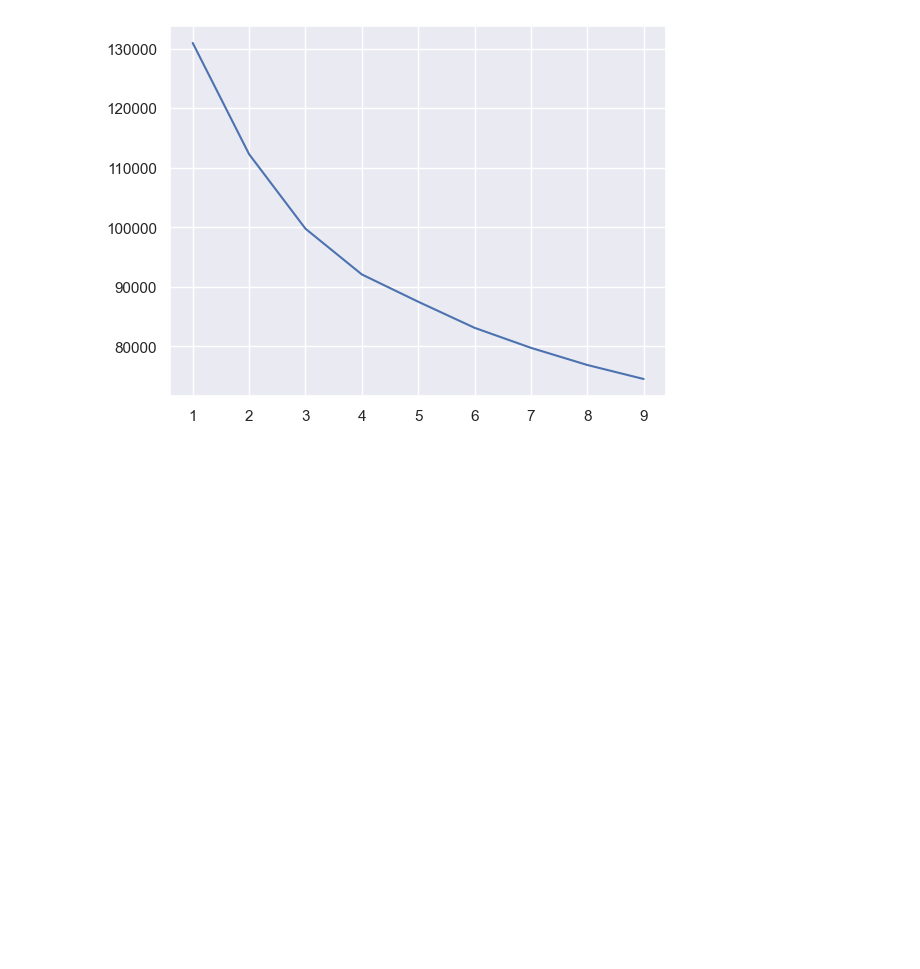
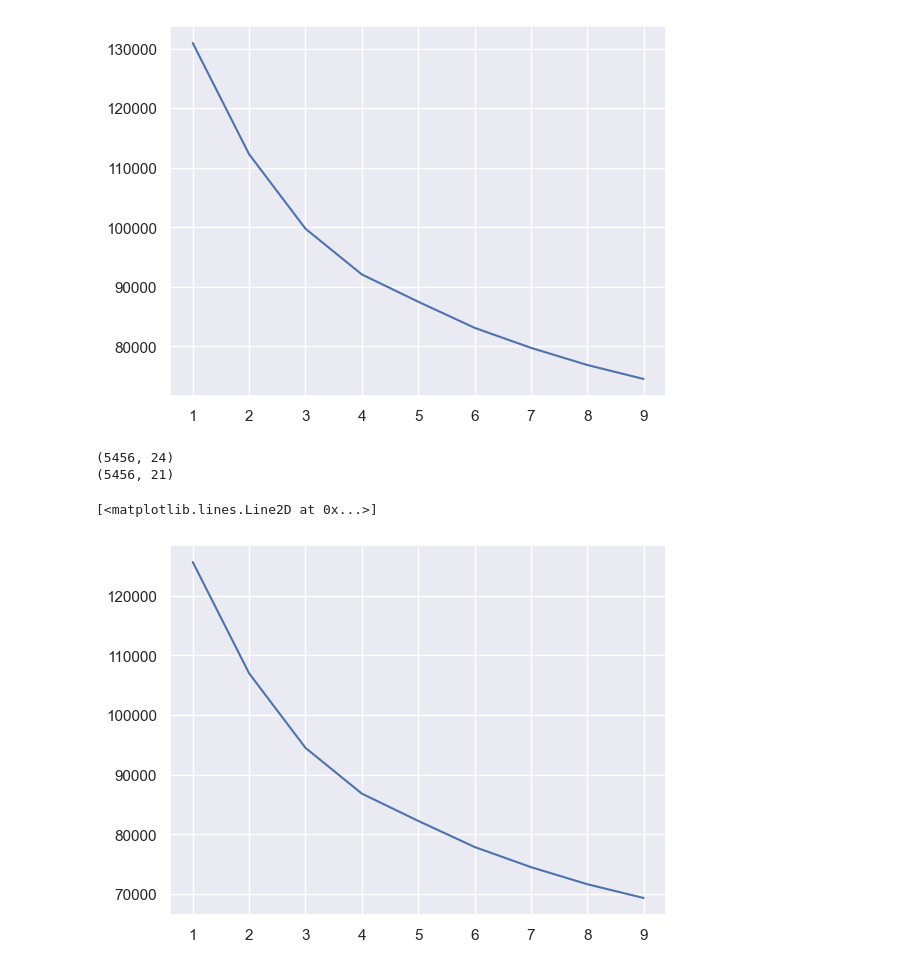
Before and after one commit to iampawankc/MLAlgo, a Jupyter notebook: Clustering/Clustering_reviewratings.ipynb, the cells around one changed output. Cells and saved outputs as stored; diff of their text form; code cells hidden in the pictures; blank space fills up the shorter version.

```diff
--- a/Clustering/Clustering_reviewratings.ipynb
+++ b/Clustering/Clustering_reviewratings.ipynb
@@ -113,3 +113,28 @@ plt.plot([i for i in range(1,10)], wcss)
 # %% [output]
 [<matplotlib.lines.Line2D at 0x...>]
 [figure]
+# %%
+from sklearn.decomposition import PCA
+
+pca = PCA(0.95)
+sc_x_pca = pca.fit_transform(sc_x)
+
+print(sc_x.shape)
+print(sc_x_pca.shape)
+# %% [output]
+(5456, 24)
+(5456, 21)
+# %%
+from sklearn.cluster import KMeans
+
+wcss=[]
+
+for i in range(1, 10):
+    km = KMeans(n_clusters=i, random_state=101)
+    km.fit(sc_x_pca)
+    wcss.append(km.inertia_)
+
+plt.plot([i for i in range(1,10)], wcss)
+# %% [output]
+[<matplotlib.lines.Line2D at 0x...>]
+[figure, added]
```
Also changed, not shown: parts of 12 cells of this notebook, 2 other files.
